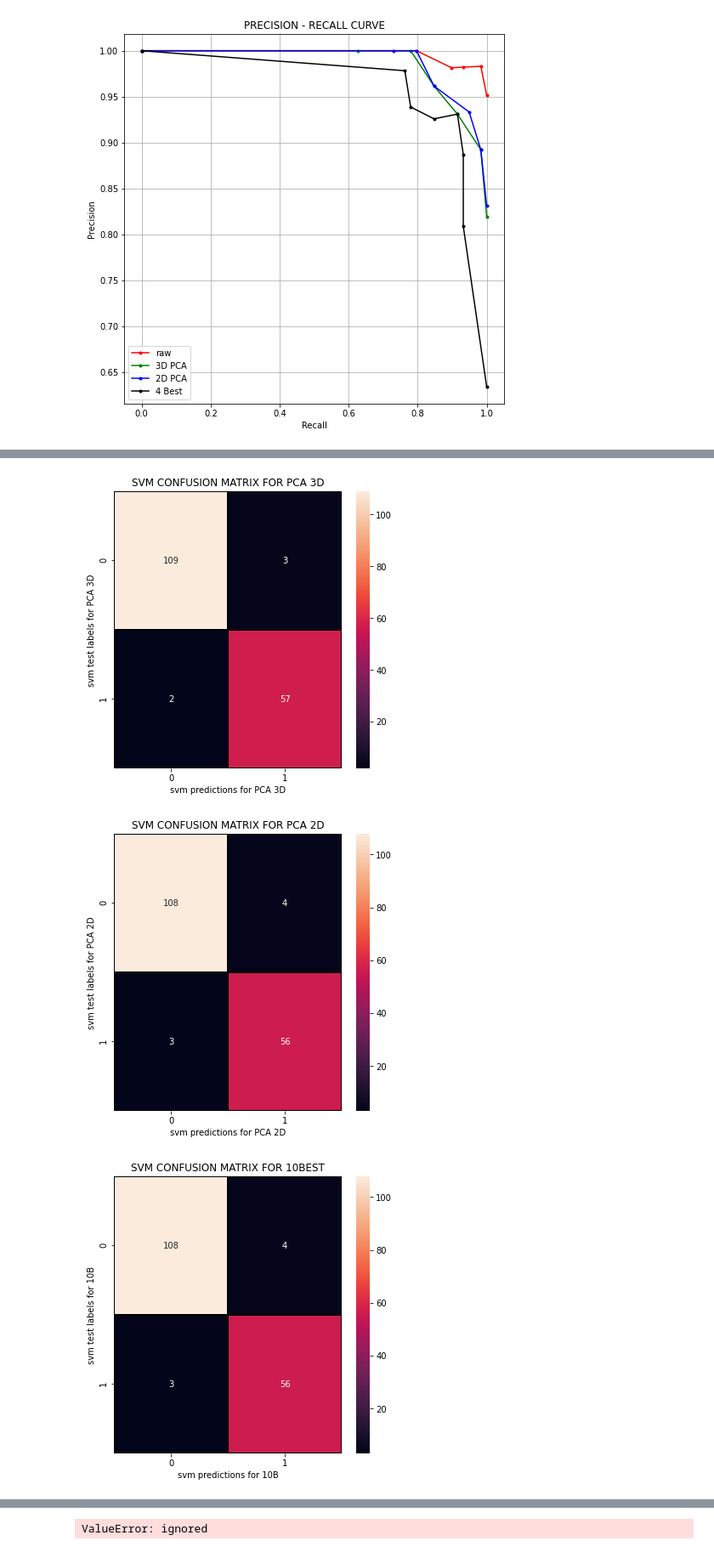
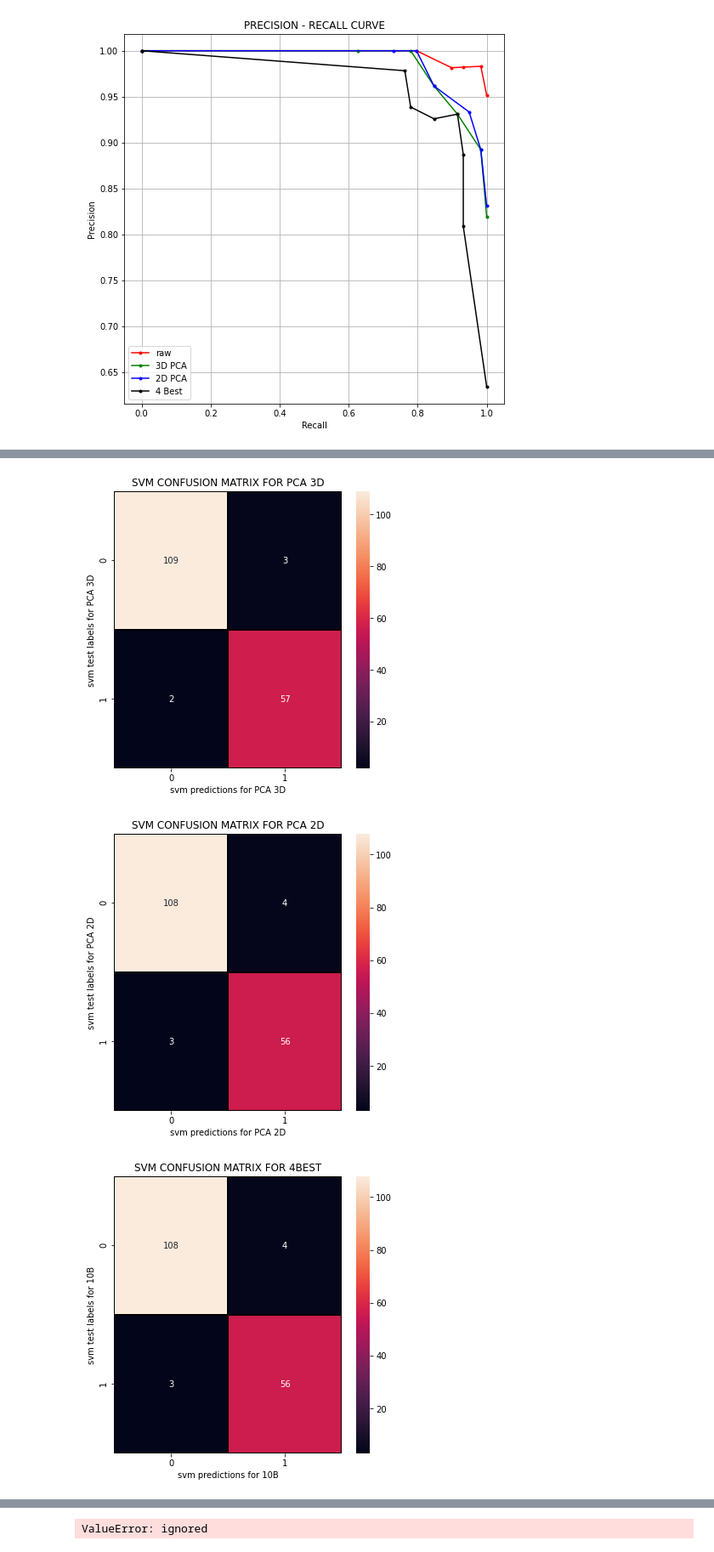
Before and after one commit to gsnila/breast-cancer.Wk.nirmala, a Jupyter notebook: aprilworkwith4par.ipynb, the cells around one changed output, grey strips where cells are left out. Shown at 85% size. Cells and saved outputs as stored; diff of their text form; code cells hidden in the pictures.

```diff
--- a/aprilworkwith4par.ipynb
+++ b/aprilworkwith4par.ipynb
@@ -775,35 +775,35 @@ cm_svm_10B = confusion_matrix(dfTestLabels, predictions_svm_10B)
 f, ax = plt.subplots(figsize = (6, 6))
 sns.heatmap(cm_svm, annot = True, linewidths=1, linecolor='black', fmt='.0f', ax=ax)
 plt.xlabel("svm predictions for initial data")
 plt.ylabel("svm test labels for initial data")
 plt.title("SVM CONFUSION MATRIX FOR INITIAL DATA")
 plt.show()
 
 f, ax = plt.subplots(figsize = (6, 6))
 sns.heatmap(cm_svm_3D, annot = True, linewidths=1, linecolor='black', fmt='.0f', ax=ax)
 plt.xlabel("svm predictions for PCA 3D")
 plt.ylabel("svm test labels for PCA 3D")
 plt.title("SVM CONFUSION MATRIX FOR PCA 3D")
 plt.show()
 
 f, ax = plt.subplots(figsize = (6, 6))
 sns.heatmap(cm_svm_2D, annot = True, linewidths=1, linecolor='black', fmt='.0f', ax=ax)
 plt.xlabel("svm predictions for PCA 2D")
 plt.ylabel("svm test labels for PCA 2D")
 plt.title("SVM CONFUSION MATRIX FOR PCA 2D")
 plt.show()
 
 f, ax = plt.subplots(figsize = (6, 6))
 sns.heatmap(cm_svm_2D, annot = True, linewidths=1, linecolor='black', fmt='.0f', ax=ax)
 plt.xlabel("svm predictions for 10B")
 plt.ylabel("svm test labels for 10B")
-plt.title("SVM CONFUSION MATRIX FOR 10BEST")
+plt.title("SVM CONFUSION MATRIX FOR 4BEST")
 plt.show()
 # %% [output]
 [figure]
 [figure]
 [figure]
-[figure, old version]
+[figure, new version]
 # %%
 from sklearn.metrics import roc_curve
 
```
